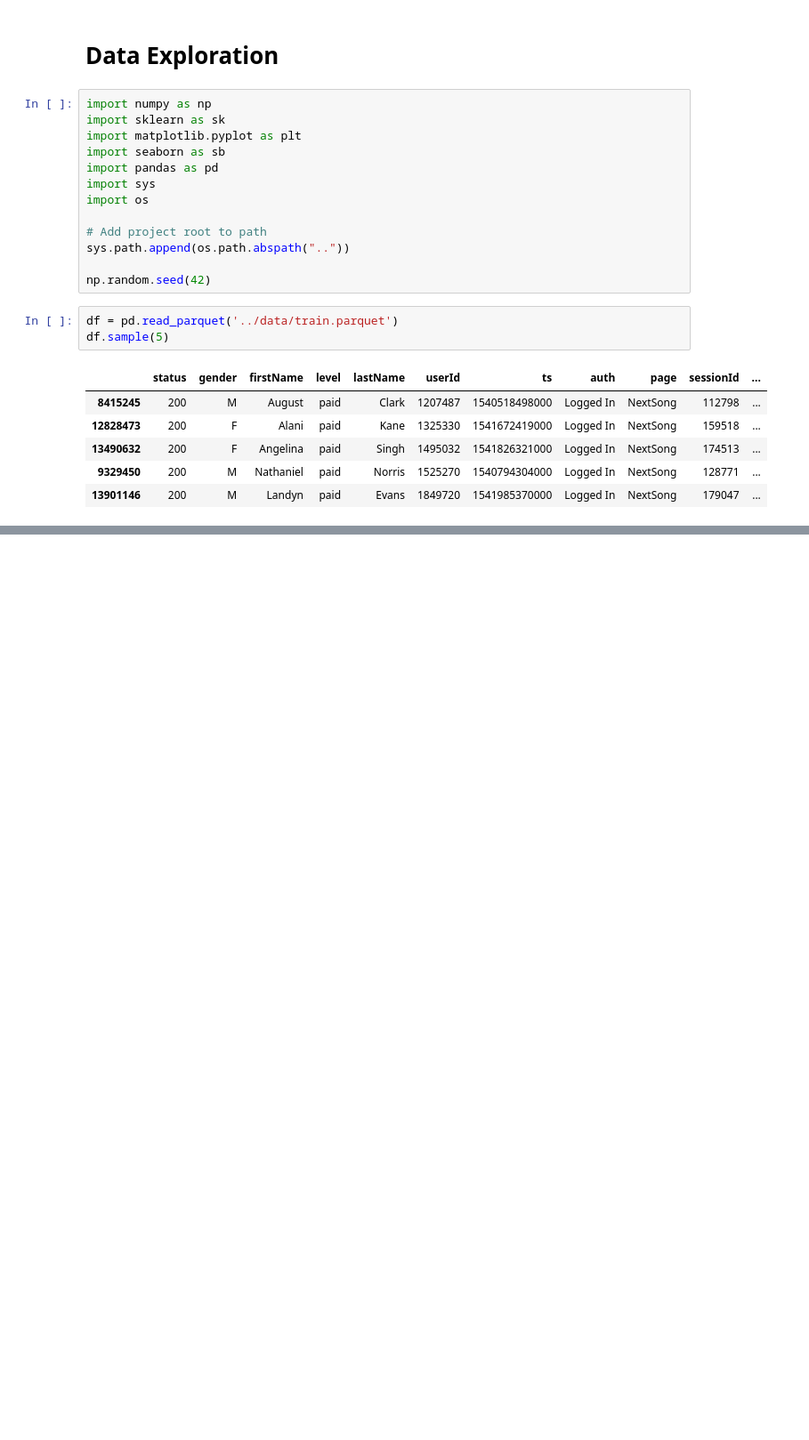
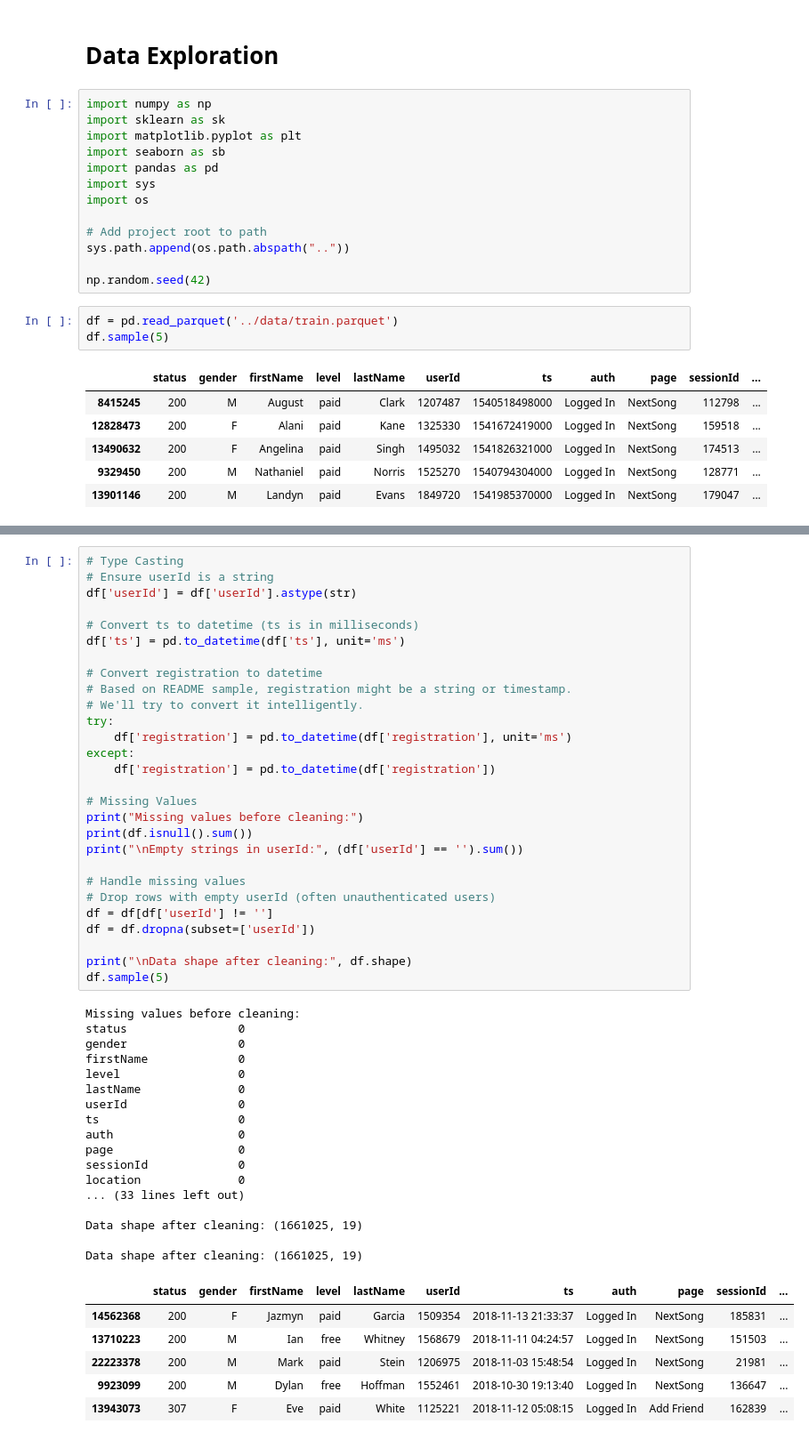
Before and after one commit to RaynorEtienn/Python4DataScience, a Jupyter notebook: Project/notebooks/data_exploration.ipynb, the cells around one changed output, grey strips where cells are left out. Shown at 89% size. Saved outputs shown, nothing was run; the diff lists cells and outputs as text; blank space fills up the shorter version.

```diff
--- a/Project/notebooks/data_exploration.ipynb
+++ b/Project/notebooks/data_exploration.ipynb
@@ -25,0 +73,52 @@ df.sample(5)
+# %%
+# Type Casting
+# Ensure userId is a string
+df['userId'] = df['userId'].astype(str)
+
+# Convert ts to datetime (ts is in milliseconds)
+df['ts'] = pd.to_datetime(df['ts'], unit='ms')
+
+# Convert registration to datetime
+# Based on README sample, registration might be a string or timestamp.
+# We'll try to convert it intelligently.
+try:
+    df['registration'] = pd.to_datetime(df['registration'], unit='ms')
+except:
+    df['registration'] = pd.to_datetime(df['registration'])
+
+# Missing Values
+print("Missing values before cleaning:")
+print(df.isnull().sum())
+print("\nEmpty strings in userId:", (df['userId'] == '').sum())
+
+# Handle missing values
+# Drop rows with empty userId (often unauthenticated users)
+df = df[df['userId'] != '']
+df = df.dropna(subset=['userId'])
+
+print("\nData shape after cleaning:", df.shape)
+df.sample(5)
+# %% [output]
+Missing values before cleaning:
+status                0
+gender                0
+firstName             0
+level                 0
+lastName              0
+userId                0
+ts                    0
+auth                  0
+page                  0
+sessionId             0
+location              0
+... (33 lines left out)
+
+Data shape after cleaning: (1661025, 19)
+
+Data shape after cleaning: (1661025, 19)
+|  | status | gender | firstName | level | lastName | userId | ts | auth | page | sessionId | ... |
+| 14562368 | 200 | F | Jazmyn | paid | Garcia | 1509354 | 2018-11-13 21:33:37 | Logged In | NextSong | 185831 | ... |
+| 13710223 | 200 | M | Ian | free | Whitney | 1568679 | 2018-11-11 04:24:57 | Logged In | NextSong | 151503 | ... |
+| 22223378 | 200 | M | Mark | paid | Stein | 1206975 | 2018-11-03 15:48:54 | Logged In | NextSong | 21981 | ... |
+| 9923099 | 200 | M | Dylan | free | Hoffman | 1552461 | 2018-10-30 19:13:40 | Logged In | NextSong | 136647 | ... |
+| 13943073 | 307 | F | Eve | paid | White | 1125221 | 2018-11-12 05:08:15 | Logged In | Add Friend | 162839 | ... |
```
Also changed, not shown: parts of 9 cells of this notebook.
